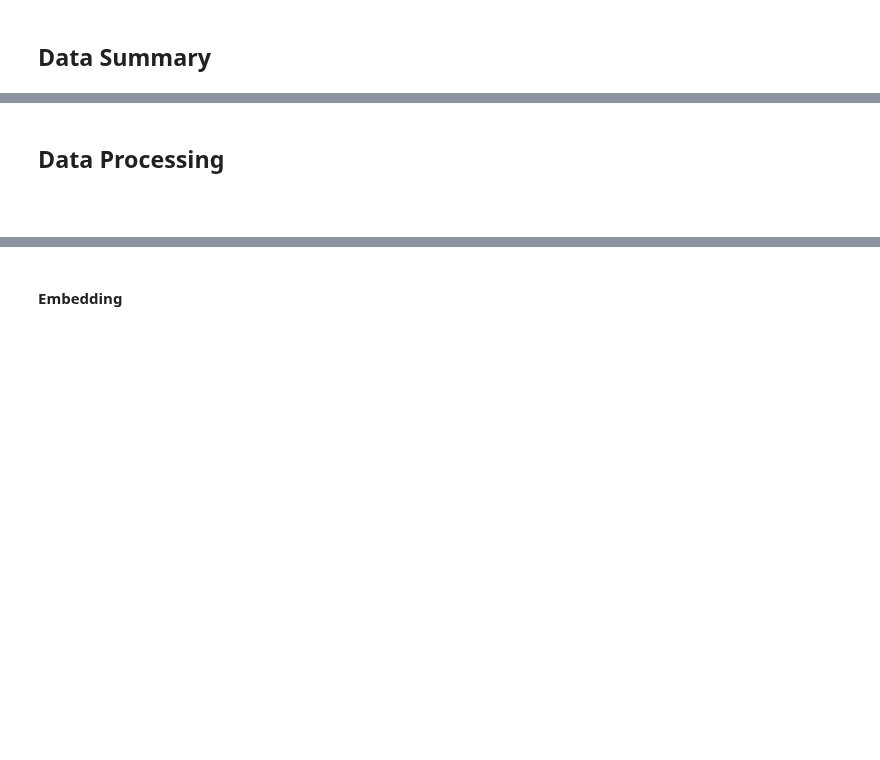
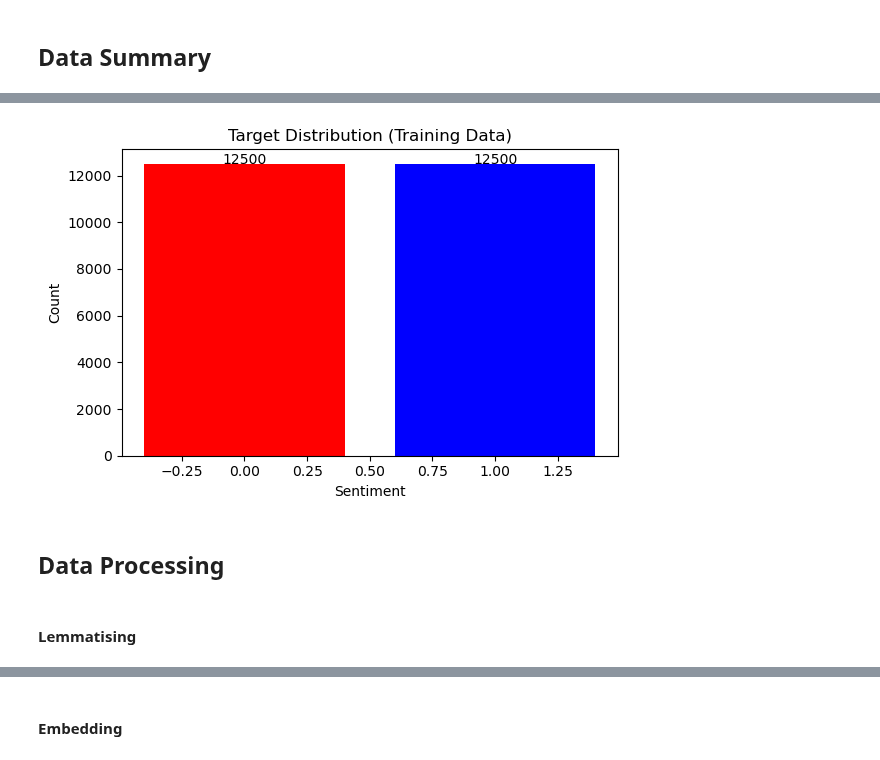
Before and after one commit to e-timmy/Machine-Learning, a Jupyter notebook: Kaggle/movie-reviews/movie-review-model.ipynb, the cells around one changed output, grey strips where cells are left out. Drawn from its saved outputs; the diff is of its cells as text; code cells hidden in the pictures; blank space fills up the shorter version.

```diff
--- a/Kaggle/movie-reviews/movie-review-model.ipynb
+++ b/Kaggle/movie-reviews/movie-review-model.ipynb
@@ -10,7 +10,10 @@ Kaggle competition: https://www.kaggle.com/c/word2vec-nlp-tutorial/data
 # %%
 import pandas as pd
 
-data = pd.read_csv('word2vec-nlp-tutorial/labeledTrainData.tsv', sep='\t')
+train_data = pd.read_csv('word2vec-nlp-tutorial/labeledTrainData.tsv', sep='\t')
+
+# Load the test data
+test_data = pd.read_csv('word2vec-nlp-tutorial/testData.tsv', sep='\t')
 # %%
 from collections import Counter
 
@@ -76,7 +85,31 @@ that: 66292
+# %%
+import pandas as pd
+import matplotlib.pyplot as plt
+
+
+# Count the number of positive and negative sentiments
+sentiment_counts = train_data['sentiment'].value_counts()
+
+# Create a bar plot
+plt.figure(figsize=(6, 4))
+plt.bar(sentiment_counts.index, sentiment_counts.values, color=['blue', 'red'])
+plt.xlabel('Sentiment')
+plt.ylabel('Count')
+plt.title('Target Distribution (Training Data)')
+plt.xticks(rotation=0)
+
+# Add count labels on top of the bars
+for i, count in enumerate(sentiment_counts.values):
+    plt.text(i, count + 0.1, str(count), ha='center')
+
+plt.tight_layout()
+plt.show()
+# %% [output]
+[figure, added]
 # %% [markdown]
 ## Data Processing
 # %% [markdown]
-####
+#### Lemmatising
 # %%
 import pandas as pd
 import re
```
Also changed, not shown: parts of 12 cells of this notebook, 1 other file.
